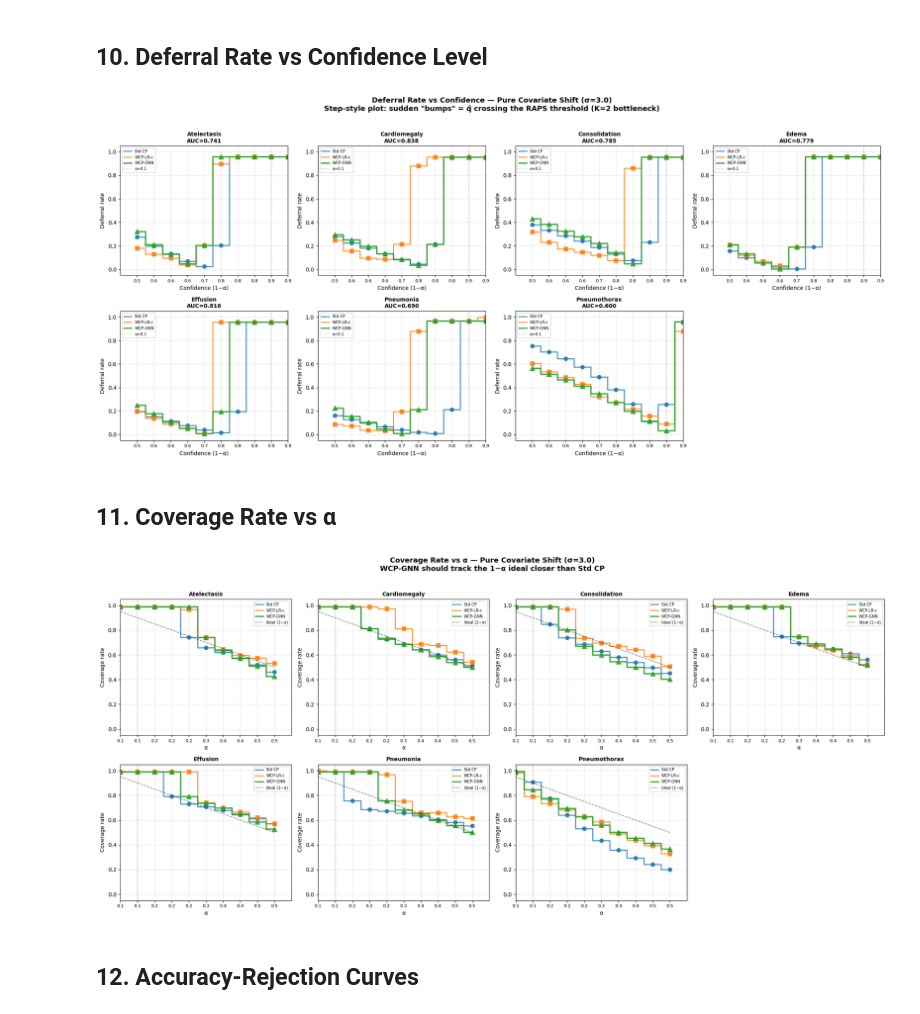
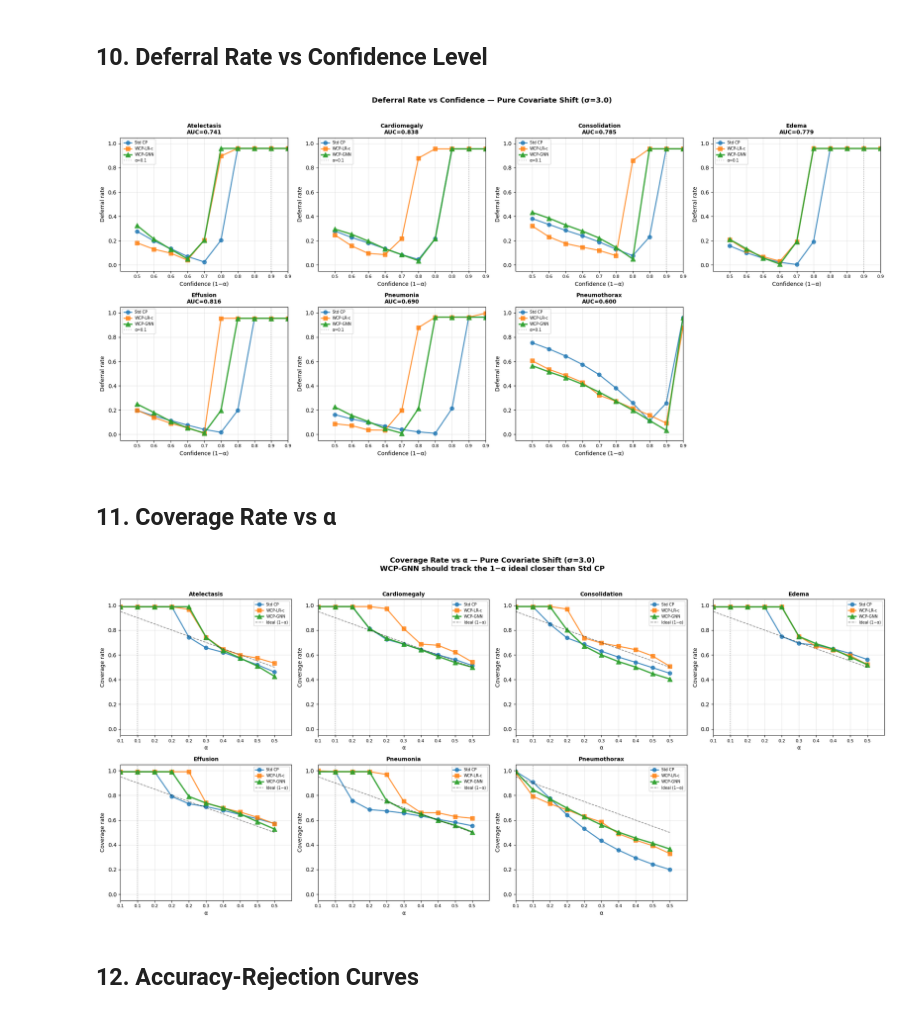
Before and after one commit to chihuangliu/wcp-l2d, a Jupyter notebook: notebooks/pure_cov_shift/pure_cov_shift_wcp.ipynb, the cells around one changed output. Drawn from its saved outputs; the diff is of its cells as text; code cells hidden in the pictures.

Commit message:
mod plot

```diff
--- a/notebooks/pure_cov_shift/pure_cov_shift_wcp.ipynb
+++ b/notebooks/pure_cov_shift/pure_cov_shift_wcp.ipynb
@@ -548,44 +548,35 @@ Consolidation    0.785   0.991     0.956    0.991      0.956     0.991       0.9
 # %%
 conf_lvls = 1 - ALPHAS
 
 fig, axes = plt.subplots(2, 4, figsize=(20, 9), sharey=False)
 axes_flat = axes.flatten()
 
 for i, path in enumerate(COMMON_PATHOLOGIES):
     ax = axes_flat[i]
     r  = all_results[path]
 
-    # Step-style lines + large markers to make discrete α "bumps" visible
-    ax.step(conf_lvls, [x.deferral_rate for x in r['std_cp']],
-            where='mid', lw=2.0, alpha=0.8, color='#1f77b4', label='Std CP')
     ax.plot(conf_lvls, [x.deferral_rate for x in r['std_cp']],
-            'o', ms=7, color='#1f77b4', alpha=0.9)
+            'o-', lw=2.0, ms=7, alpha=0.8, color='#1f77b4', label='Std CP')
+    ax.plot(conf_lvls, [x.deferral_rate for x in r['wcp_lr']],
+            's-', lw=2.0, ms=7, alpha=0.8, color='#ff7f0e', label='WCP-LR-c')
+    ax.plot(conf_lvls, [x.deferral_rate for x in r['wcp_gnn']],
+            '^-', lw=2.5, ms=8, alpha=0.9, color='#2ca02c', label='WCP-GNN')
 
-    ax.step(conf_lvls, [x.deferral_rate for x in r['wcp_lr']],
-            where='mid', lw=2.0, alpha=0.8, color='#ff7f0e', label='WCP-LR-c')
-    ax.plot(conf_lvls, [x.deferral_rate for x in r['wcp_lr']],
-            's', ms=7, color='#ff7f0e', alpha=0.9)
-
-    ax.step(conf_lvls, [x.deferral_rate for x in r['wcp_gnn']],
-            where='mid', lw=2.5, alpha=0.9, color='#2ca02c', label='WCP-GNN')
-    ax.plot(conf_lvls, [x.deferral_rate for x in r['wcp_gnn']],
-            '^', ms=8, color='#2ca02c', alpha=0.9)
-
-    ax.axvline(1 - ALPHA, color='gray', linestyle=':', alpha=0.5, label=f'α={ALPHA}')
+    ax.plot([1 - ALPHA, 1 - ALPHA], [-0.05, 1.05],
+            color='gray', linestyle=':', alpha=0.5, label=f'α={ALPHA}')
     ax.set_title(f'{path}\nAUC={r["test_auc"]:.3f}', fontsize=10, fontweight='bold')
     ax.set_xlabel('Confidence (1−α)'); ax.set_ylabel('Deferral rate')
     ax.set_xlim(0.45, 0.95); ax.set_ylim(-0.05, 1.05)
     ax.set_xticks(conf_lvls); ax.set_xticklabels([f'{c:.1f}' for c in conf_lvls], fontsize=8)
     ax.legend(fontsize=7)
 
 axes_flat[-1].axis('off')
-plt.suptitle(f'Deferral Rate vs Confidence — Pure Covariate Shift (σ={SIGMA})\n'
-             'Step-style plot: sudden "bumps" = q̂ crossing the RAPS threshold (K=2 bottleneck)',
+plt.suptitle(f'Deferral Rate vs Confidence — Pure Covariate Shift (σ={SIGMA})',
              fontsize=13, fontweight='bold', y=1.02)
 plt.tight_layout()
 plt.show()
 # %% [output]
-[figure, old version]
+[figure, new version]
 # %% [markdown]
 ## 11. Coverage Rate vs α
 # %%
@@ -596,24 +587,17 @@ for i, path in enumerate(COMMON_PATHOLOGIES):
     ax = axes_flat[i]
     r  = all_results[path]
 
-    ax.step(ALPHAS, [x.coverage_rate for x in r['std_cp']],
-            where='mid', lw=2.0, alpha=0.8, color='#1f77b4', label='Std CP')
     ax.plot(ALPHAS, [x.coverage_rate for x in r['std_cp']],
-            'o', ms=7, color='#1f77b4', alpha=0.9)
-
-    ax.step(ALPHAS, [x.coverage_rate for x in r['wcp_lr']],
-            where='mid', lw=2.0, alpha=0.8, color='#ff7f0e', label='WCP-LR-c')
+            'o-', lw=2.0, ms=7, alpha=0.8, color='#1f77b4', label='Std CP')
     ax.plot(ALPHAS, [x.coverage_rate for x in r['wcp_lr']],
-            's', ms=7, color='#ff7f0e', alpha=0.9)
-
-    ax.step(ALPHAS, [x.coverage_rate for x in r['wcp_gnn']],
-            where='mid', lw=2.5, alpha=0.9, color='#2ca02c', label='WCP-GNN')
+            's-', lw=2.0, ms=7, alpha=0.8, color='#ff7f0e', label='WCP-LR-c')
     ax.plot(ALPHAS, [x.coverage_rate for x in r['wcp_gnn']],
-            '^', ms=8, color='#2ca02c', alpha=0.9)
+            '^-', lw=2.5, ms=8, alpha=0.9, color='#2ca02c', label='WCP-GNN')
 
     ax.plot(ALPHAS, 1 - ALPHAS, 'k--', lw=1.2, alpha=0.5, label='Ideal (1−α)')
 
-    ax.axvline(ALPHA, color='gray', linestyle=':', alpha=0.5)
+    ax.plot([ALPHA, ALPHA], [-0.05, 1.05],
+            color='gray', linestyle=':', alpha=0.5)
     ax.set_title(path, fontsize=10, fontweight='bold')
     ax.set_xlabel('α'); ax.set_ylabel('Coverage rate')
     ax.set_xlim(0.05, 0.55); ax.set_ylim(-0.05, 1.05)
@@ -627,7 +611,7 @@ plt.suptitle(f'Coverage Rate vs α — Pure Covariate Shift (σ={SIGMA})\n'
 plt.tight_layout()
 plt.show()
 # %% [output]
-[figure, old version]
+[figure, new version]
 # %% [markdown]
 ## 12. Accuracy-Rejection Curves
 # %%
```
